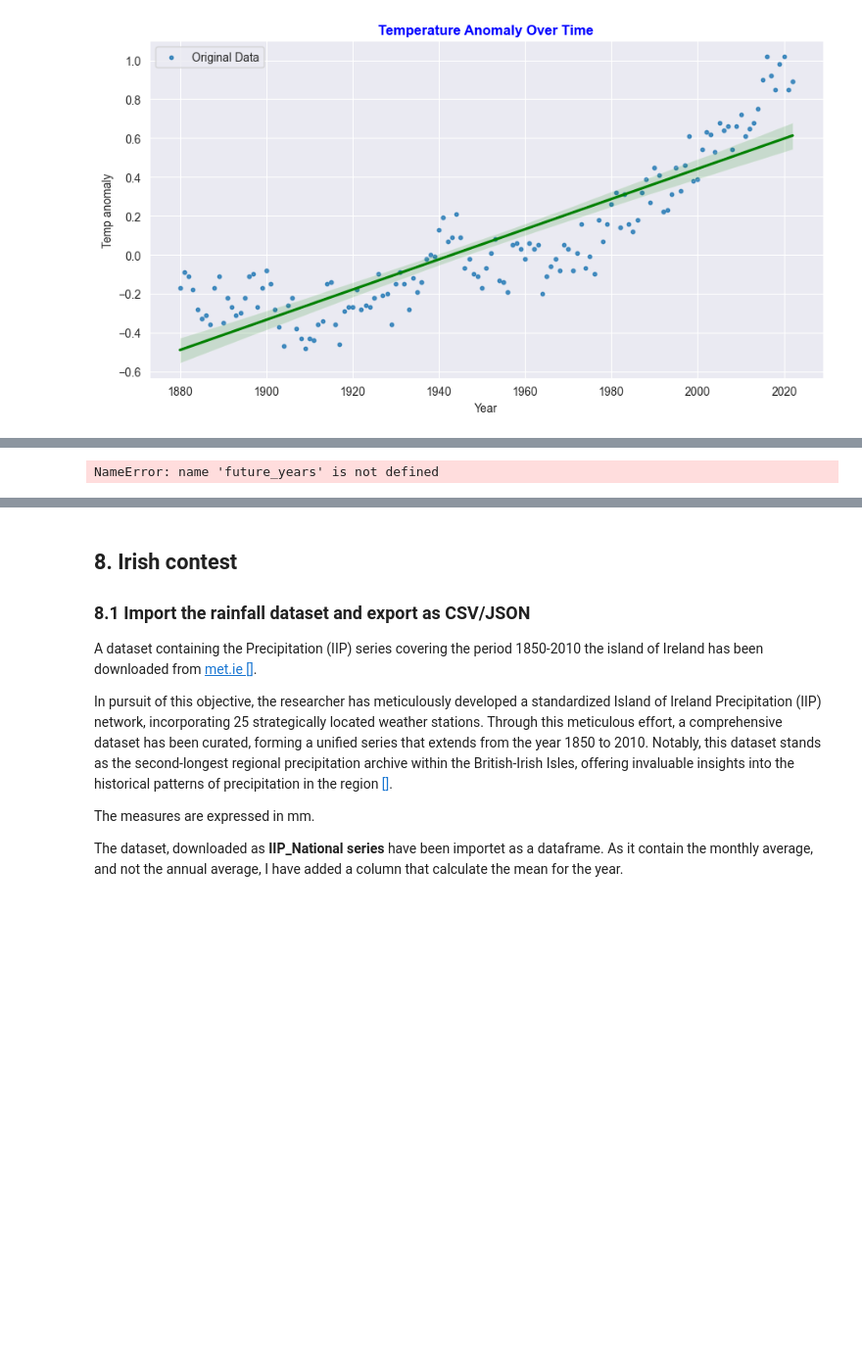
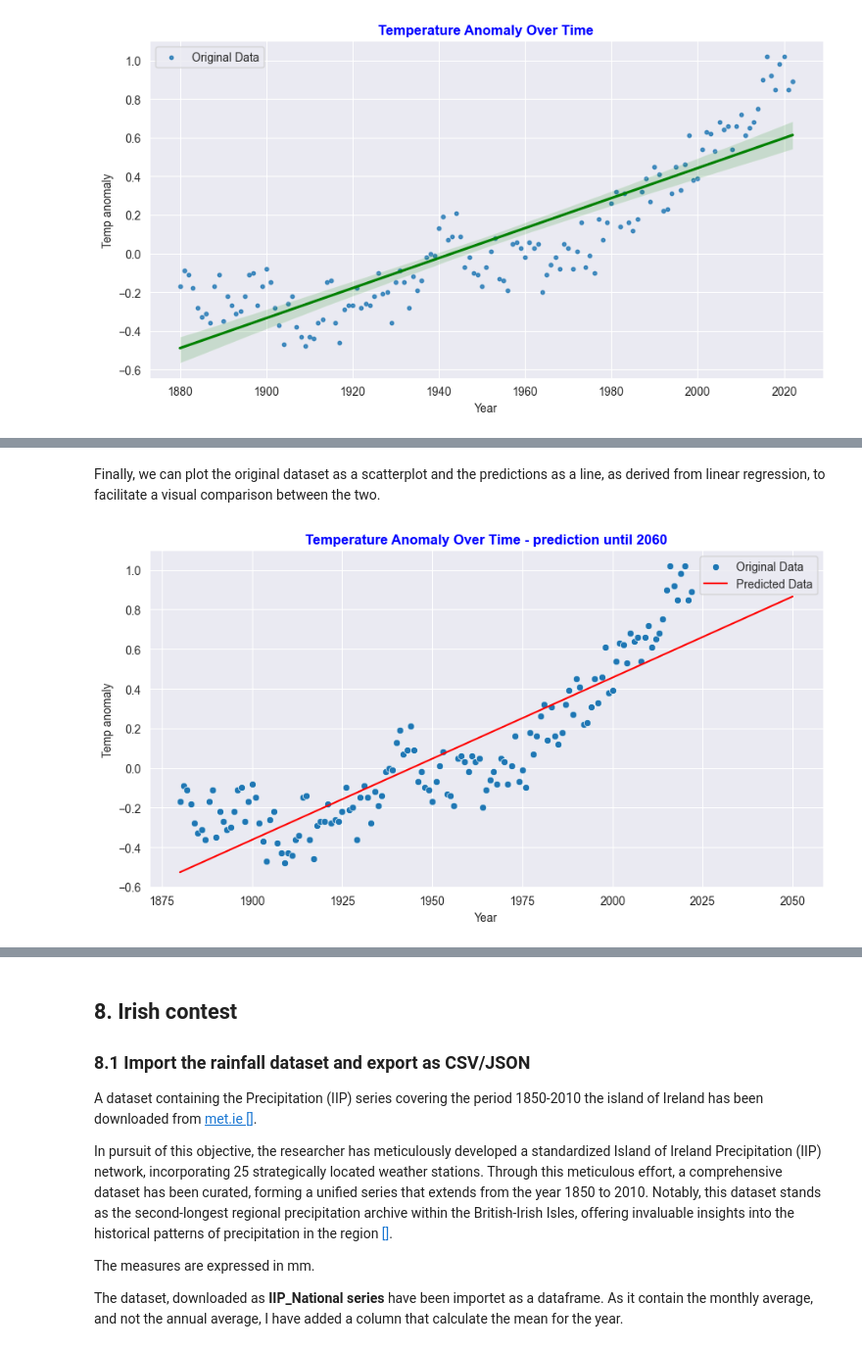
Before and after one commit to Cecilia8989/PfDA_Project2, a Jupyter notebook: pfda_project2.ipynb, the cells around one changed output, grey strips where cells are left out. Shown at 98% size. Cells and saved outputs as stored; diff of their text form; code cells hidden in the pictures; blank space fills up the shorter version.

Commit message:
commented prediction

```diff
--- a/pfda_project2.ipynb
+++ b/pfda_project2.ipynb
@@ -2062,28 +2057,34 @@ plt.show()
 # %%
+# Import necessary modules from scikit-learn
 from sklearn.model_selection import train_test_split
 from sklearn.linear_model import LinearRegression
-import pandas as pd
 from sklearn import metrics
-import matplotlib.pyplot as plt
 
-# Assuming 'Year' and 'temp_anomaly' are the correct column names in your DataFrame
-x = nasa_temp_anom_until_1880[['Year']]
-y = nasa_temp_anom_until_1880['temp_anomaly']  # Removed extra brackets around 'temp_anomaly'
+# Reshape data to ensure it's in the correct format for scikit-learn
+x = np.array(nasa_temp_anom_until_1880['Year']).reshape(-1, 1)
+y = np.array(nasa_temp_anom_until_1880['temp_anomaly']).reshape(-1, 1)
 
 # Split the data into training and testing sets
+# The 'train_test_split' function shuffles and splits the dataset into train and test sets
+# References: https://scikit-learn.org/stable/modules/generated/sklearn.model_selection.train_test_split.html
 x_train, x_test, y_train, y_test = train_test_split(x, y, train_size=0.7, test_size=0.3, random_state=42)
 
 # Create a linear regression model and fit it to the training data
+# Reference: https://scikit-learn.org/stable/modules/generated/sklearn.linear_model.LinearRegression.html
+# The 'LinearRegression' class initializes a linear regression model
+# The 'fit' method trains the model on the provided training data
 model = LinearRegression()
 model.fit(x_train, y_train)
 
 # Make predictions on the test set
 predictions = model.predict(x_test)
 
-# Evaluate the regression model
+# Evaluate the regression model using different metrics
+# Reference: https://scikit-learn.org/stable/modules/classes.html#regression-metrics
 print('Mean Absolute Error:', metrics.mean_absolute_error(y_test, predictions))
 print('Mean Squared Error:', metrics.mean_squared_error(y_test, predictions))
 print('Root Mean Squared Error:', metrics.mean_squared_error(y_test, predictions, squared=False))
+print('R^2 Score:', metrics.r2_score(y_test, predictions))
 # %% [output]
 Mean Absolute Error: 0.13530023101636363
 Mean Squared Error: 0.026578753701368373
@@ -2091,31 +2099,40 @@ Root Mean Squared Error: 0.16302991658394594
 # %%
+# Generate years from 1880 to 2050
+future_years = np.arange(1880, 2050).reshape(-1, 1)
+
+# Predict temperatures for the future years using the trained model
+future_predictions = model.predict(future_years)
+
 # Create a DataFrame for future predictions
 future_predictions_df = pd.DataFrame({
     'Year': future_years.flatten(),
-    'Predicted_Temp_Anomaly': predictions_future
+    'Predicted_Temp_Anomaly': future_predictions
 })
 
+# Convert 'Year' column to integer type for consistency
 future_predictions_df['Year'] = future_predictions_df['Year'].astype(int)
-# %% [output]
-NameError: name 'future_years' is not defined
+# %% [markdown]
+Finally, we can plot the original dataset as a scatterplot and the predictions as a line, as derived from linear regression, to facilitate a visual comparison between the two.
 # %%
 
 # Set the size of the figure
 plt.figure(figsize=(9, 5))
 
-# Create the scatter plot for historical data without a regression line
+# Create the scatter plot for historical data
 sns.scatterplot(x='Year', y='temp_anomaly', data=nasa_temp_anom_until_1880, label='Original Data')
 
 # Create a line plot for predicted data
 sns.lineplot(x='Year', y='Predicted_Temp_Anomaly', data=future_predictions_df, label='Predicted Data', color='red')
 
 plt.xlabel('Year')
 plt.ylabel('Temp anomaly')
-plt.title('Temperature Anomaly Over Time - prediction until 2060', fontweight='bold', color='blue')
+plt.title('Temperature Anomaly Over Time - prediction until 2050', fontweight='bold', color='blue')
 plt.legend()
 
 # Improve spacing
 plt.tight_layout()
 
 # Show the plot
 plt.show()
+# %% [output]
+[figure, added]
```
Also changed, not shown: parts of 18 cells of this notebook.
